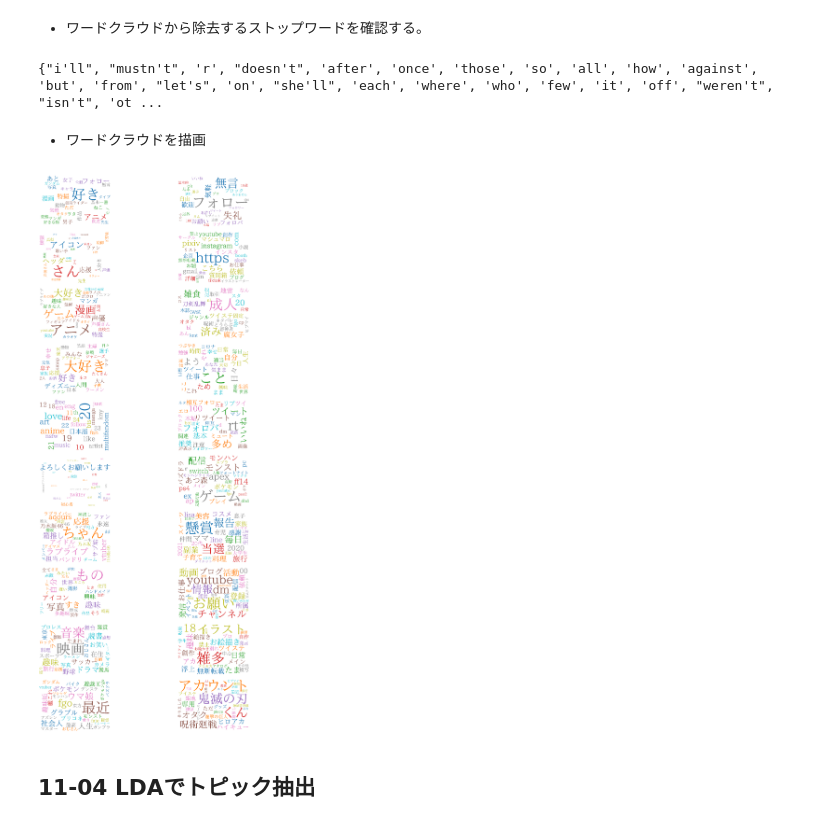
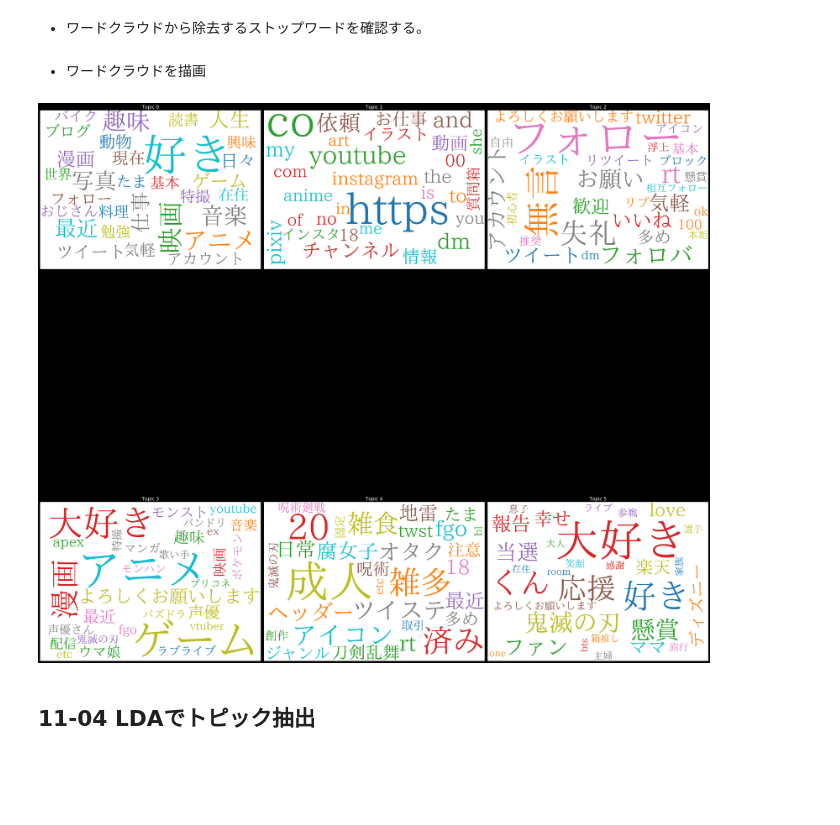
Before and after one commit to c-c-c-c/twitter_api_test, a Jupyter notebook: topic_modeling_user_prof.ipynb, the cells around one changed output. Drawn from its saved outputs; the diff is of its cells as text; code cells hidden in the pictures; blank space fills up the shorter version.

Commit message:
6topics

```diff
--- a/topic_modeling_user_prof.ipynb
+++ b/topic_modeling_user_prof.ipynb
@@ -163,3 +147,26 @@ new_docs
 # %% [markdown]
 * 全文書の半分より多い文書に現れる単語は、高頻度語とみなして削除する。
 * 10件未満の文書にしか現れない単語は、低頻度語とみなして削除する。
+# %%
+import os
+import urllib.request
+def download_stopwords(path):
+    url = 'http://svn.sourceforge.jp/svnroot/slothlib/CSharp/Version1/SlothLib/NLP/Filter/StopWord/word/Japanese.txt'
+    if os.path.exists(path):
+        print('File already exists.')
+    else:
+        print('Downloading...')
+        # Download the file from `url` and save it locally under `file_name`:
+        urllib.request.urlretrieve(url, path)
+
+def create_stopwords(file_path):
+    stop_words = []
+    for w in open(path, "r"):
+        w = w.replace('\n','')
+        if len(w) > 0:
+          stop_words.append(w)
+    return stop_words
+
+path = "stop_words.txt"
+download_stopwords(path)
+stop_words = create_stopwords(path)
@@ -166,5 +175,5 @@ new_docs
 # %%
 from sklearn.feature_extraction.text import CountVectorizer
 
-vectorizer = CountVectorizer(max_df=0.5, min_df=10, stop_words='english')
+vectorizer = CountVectorizer(max_df=0.5, min_df=10, stop_words=stop_words)
 X = vectorizer.fit_transform(corpus)
@@ -224,7 +215,7 @@ Xtfidf.shape
 # %% [markdown]
 * 抽出するトピックの個数は、今回は20個とする。
 # %%
-n_components = 20
+n_components = 6
 # %% [markdown]
 ## 11-03 NMFでトピック抽出
 * まず、TF-IDFのデータ行列を使って　NMFによってトピック抽出を試みる。
@@ -328,9 +308,5 @@ from wordcloud import WordCloud, STOPWORDS
 # %% [markdown]
 * ワードクラウドから除去するストップワードを確認する。
-# %%
-print(STOPWORDS)
-# %% [output]
-{"i'll", "mustn't", 'r', "doesn't", 'after', 'once', 'those', 'so', 'all', 'how', 'against', 'but', 'from', "let's", 'on', "she'll", 'each', 'where', 'who', 'few', 'it', 'off', "weren't", "isn't", 'ot ...
 # %% [markdown]
 * ワードクラウドを描画
 # %%
@@ -344,21 +320,25 @@ cloud = WordCloud(stopwords=STOPWORDS,
                   colormap='tab10'
                   )
 # %%
-fig, axes = plt.subplots(10, 2, figsize=(32, 50), sharex=True, sharey=True)
+# fig, axes = plt.subplots(10, 2, figsize=(32, 50), sharex=True, sharey=True)
+tate = math.ceil(n_components / 3)
+fig, axes = plt.subplots(tate, 3, figsize=(32, 50), sharex=True, sharey=True)
+for i, ax in enumerate(axes.flatten()):
 
-for i, ax in enumerate(axes.flatten()):
+  if i > len(topic_words)-1:
+    break
   fig.add_subplot(ax)
   cloud.generate_from_frequencies(topic_words[i], max_font_size=500)
   plt.gca().imshow(cloud)
   plt.gca().set_title('Topic ' + str(i), fontdict=dict(size=16))
   plt.gca().axis('off')
 
 plt.subplots_adjust(wspace=0, hspace=0)
 plt.axis('off')
 plt.margins(x=0, y=0)
 plt.tight_layout()
 # %% [output]
-[figure, old version]
+[figure, new version]
 # %% [markdown]
 ## 11-04 LDAでトピック抽出
 # %% [markdown]
```
Also changed, not shown: parts of 20 cells of this notebook, 4 other files.
